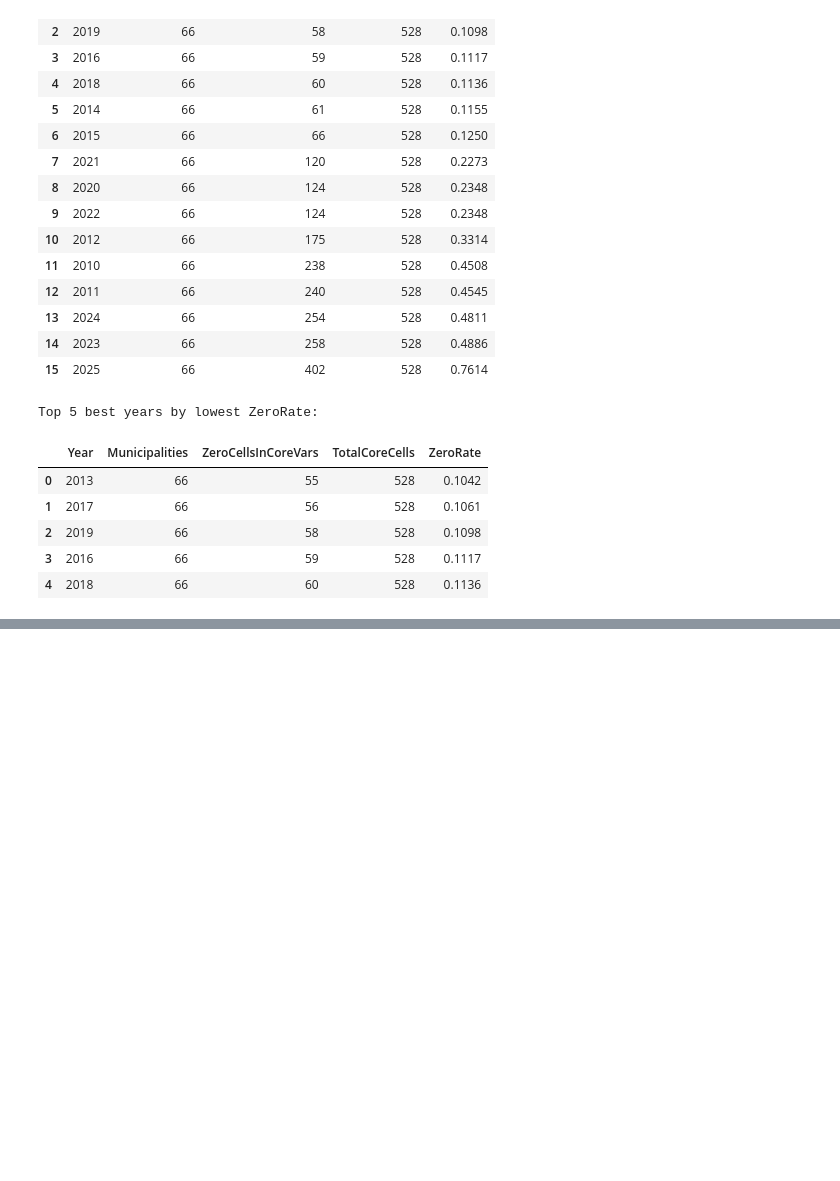
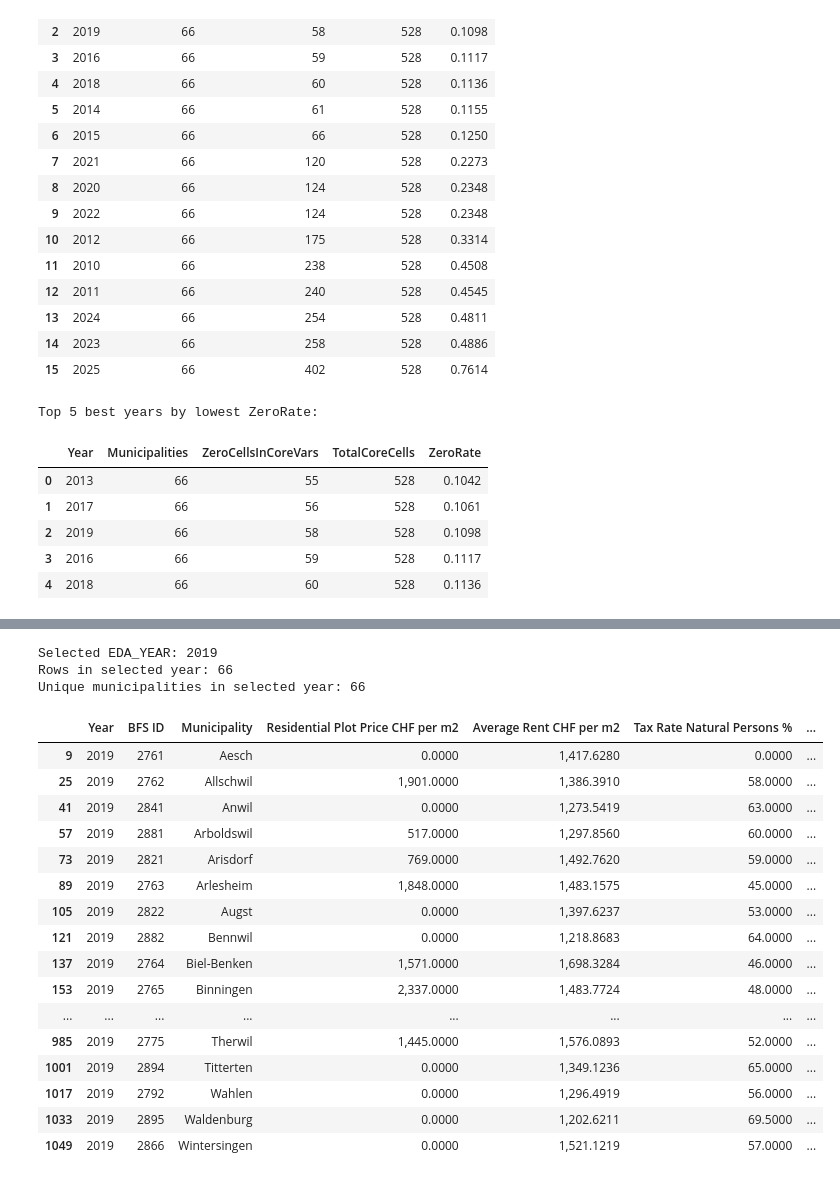
Before and after one commit to hamedamini-zhaw/ARM_Gruppe-5, a Jupyter notebook: 02 - Data Preparation/data_preparation_and_enrichment_bl.ipynb, the cells around one changed output, grey strips where cells are left out. Saved outputs shown, nothing was run; the diff lists cells and outputs as text; code cells hidden in the pictures; blank space fills up the shorter version.

```diff
--- a/02 - Data Preparation/data_preparation_and_enrichment_bl.ipynb
+++ b/02 - Data Preparation/data_preparation_and_enrichment_bl.ipynb
@@ -448,0 +459,31 @@ Top 5 best years by lowest ZeroRate:
+# %%
+EDA_YEAR = 2019
+print("Selected EDA_YEAR:", EDA_YEAR)
+
+df2019 = dfHypEnriched[dfHypEnriched["Year"] == EDA_YEAR].copy()
+
+print("Rows in selected year:", df2019.shape[0])
+print("Unique municipalities in selected year:", df2019["Municipality"].nunique())
+
+display(df2019.sort_values(["Municipality"]).head(66))
+# %% [output]
+Selected EDA_YEAR: 2019
+Rows in selected year: 66
+Unique municipalities in selected year: 66
+|  | Year | BFS ID | Municipality | Residential Plot Price CHF per m2 | Average Rent CHF per m2 | Tax Rate Natural Persons % | ... |
+| 9 | 2019 | 2761 | Aesch | 0.0000 | 1,417.6280 | 0.0000 | ... |
+| 25 | 2019 | 2762 | Allschwil | 1,901.0000 | 1,386.3910 | 58.0000 | ... |
+| 41 | 2019 | 2841 | Anwil | 0.0000 | 1,273.5419 | 63.0000 | ... |
+| 57 | 2019 | 2881 | Arboldswil | 517.0000 | 1,297.8560 | 60.0000 | ... |
+| 73 | 2019 | 2821 | Arisdorf | 769.0000 | 1,492.7620 | 59.0000 | ... |
+| 89 | 2019 | 2763 | Arlesheim | 1,848.0000 | 1,483.1575 | 45.0000 | ... |
+| 105 | 2019 | 2822 | Augst | 0.0000 | 1,397.6237 | 53.0000 | ... |
+| 121 | 2019 | 2882 | Bennwil | 0.0000 | 1,218.8683 | 64.0000 | ... |
+| 137 | 2019 | 2764 | Biel-Benken | 1,571.0000 | 1,698.3284 | 46.0000 | ... |
+| 153 | 2019 | 2765 | Binningen | 2,337.0000 | 1,483.7724 | 48.0000 | ... |
+| ... | ... | ... | ... | ... | ... | ... | ... |
+| 985 | 2019 | 2775 | Therwil | 1,445.0000 | 1,576.0893 | 52.0000 | ... |
+| 1001 | 2019 | 2894 | Titterten | 0.0000 | 1,349.1236 | 65.0000 | ... |
+| 1017 | 2019 | 2792 | Wahlen | 0.0000 | 1,296.4919 | 56.0000 | ... |
+| 1033 | 2019 | 2895 | Waldenburg | 0.0000 | 1,202.6211 | 69.5000 | ... |
+| 1049 | 2019 | 2866 | Wintersingen | 0.0000 | 1,521.1219 | 57.0000 | ... |
```
Also changed, not shown: parts of 12 cells of this notebook, 4 other files.
